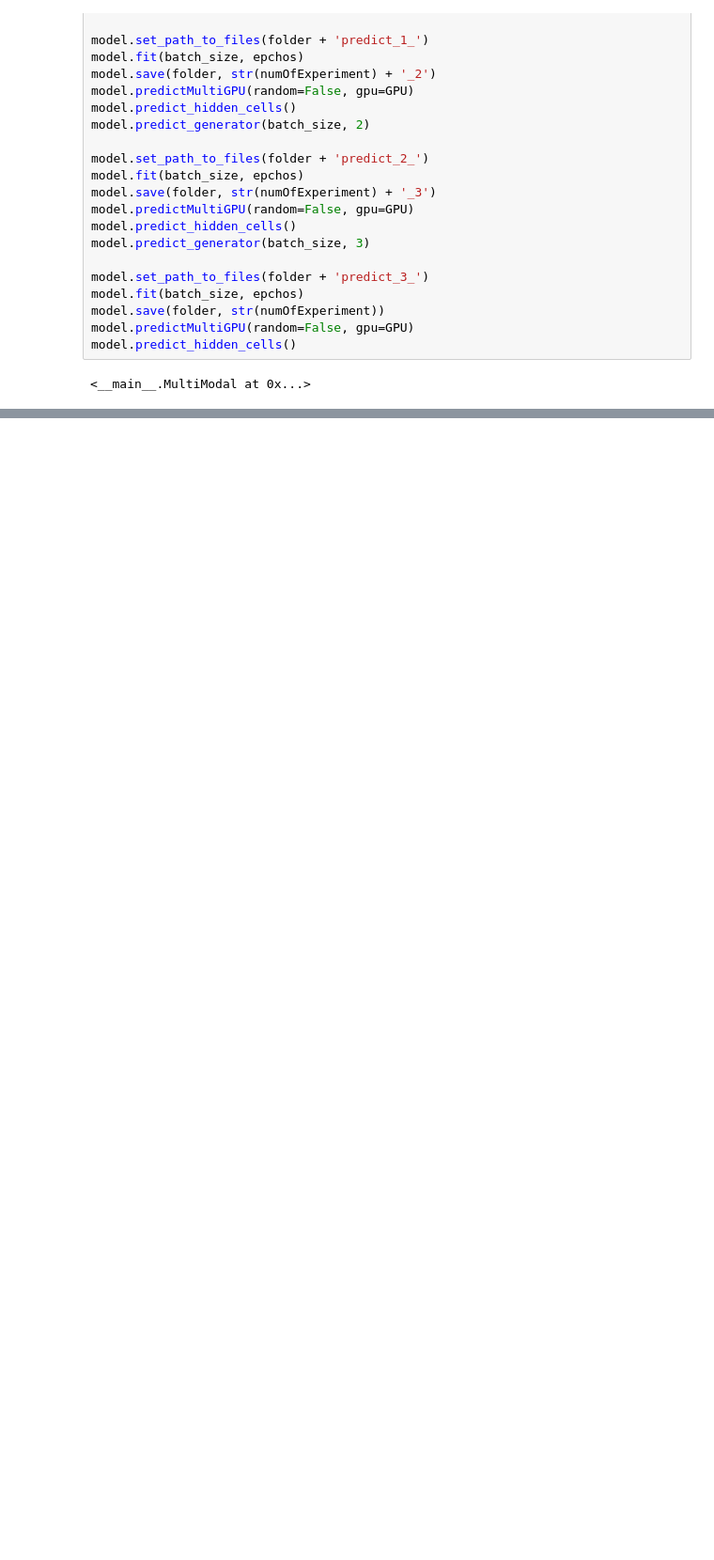
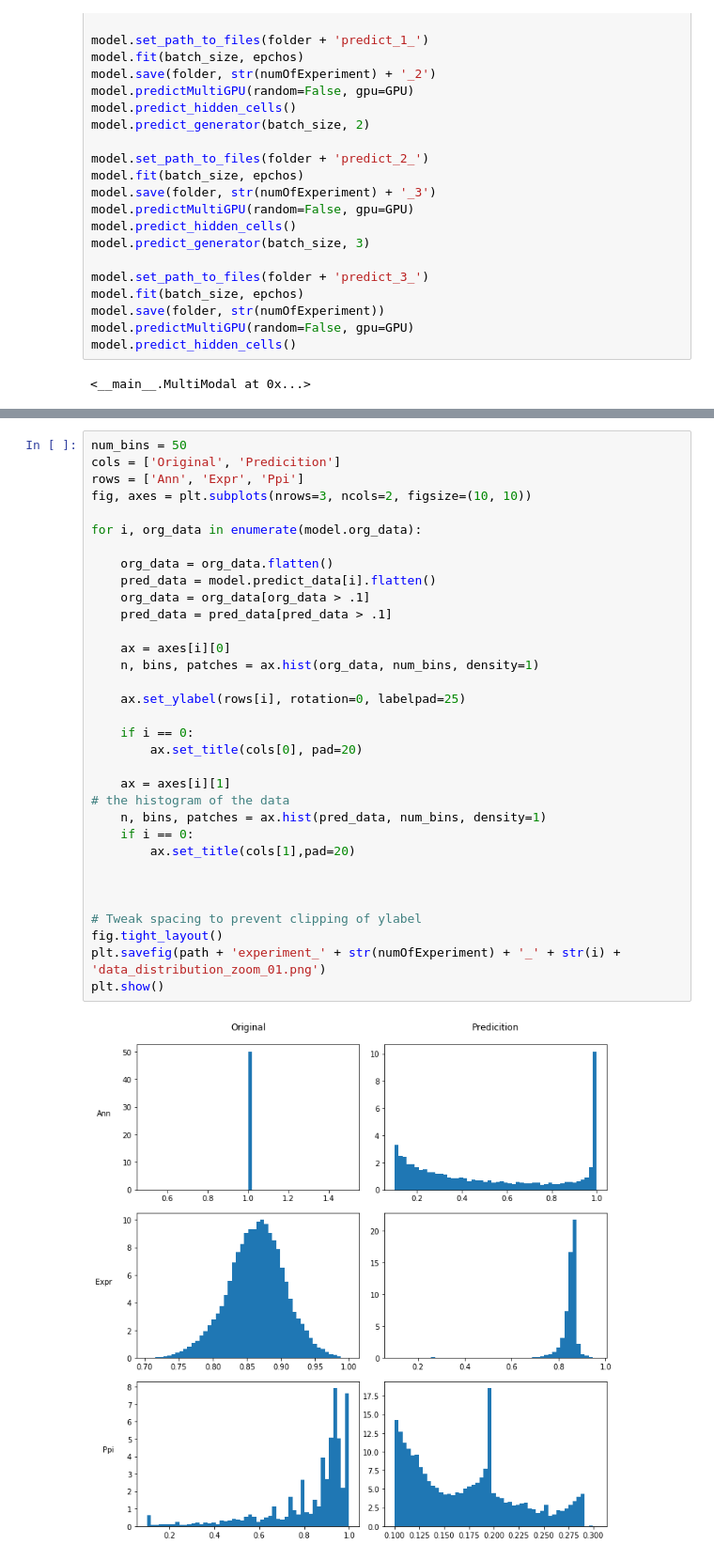
Before and after one commit to lovrek/MMCAE-data-fusion, a Jupyter notebook: Final Results/Model - dismissed data = 5%.ipynb, the cells around one changed output, grey strips where cells are left out. Shown at 94% size. Saved outputs shown, nothing was run; the diff lists cells and outputs as text; blank space fills up the shorter version.

```diff
--- a/Final Results/Model - dismissed data = 5%.ipynb
+++ b/Final Results/Model - dismissed data = 5%.ipynb
@@ -903,0 +768,35 @@ for i in range(len(model.org_data)):
+# %%
+num_bins = 50
+cols = ['Original', 'Predicition']
+rows = ['Ann', 'Expr', 'Ppi']
+fig, axes = plt.subplots(nrows=3, ncols=2, figsize=(10, 10))
+
+for i, org_data in enumerate(model.org_data):
+
+    org_data = org_data.flatten()
+    pred_data = model.predict_data[i].flatten()
+    org_data = org_data[org_data > .1]
+    pred_data = pred_data[pred_data > .1]
+
+    ax = axes[i][0]
+    n, bins, patches = ax.hist(org_data, num_bins, density=1)
+
+    ax.set_ylabel(rows[i], rotation=0, labelpad=25)
+
+    if i == 0:
+        ax.set_title(cols[0], pad=20)
+
+    ax = axes[i][1]
+# the histogram of the data
+    n, bins, patches = ax.hist(pred_data, num_bins, density=1)
+    if i == 0:
+        ax.set_title(cols[1],pad=20)
+
+
+
+# Tweak spacing to prevent clipping of ylabel
+fig.tight_layout()
+plt.savefig(path + 'experiment_' + str(numOfExperiment) + '_' + str(i) + 'data_distribution_zoom_01.png')
+plt.show()
+# %% [output]
+[figure, added]
```
Also changed, not shown: parts of 19 cells of this notebook, 31 other files.
